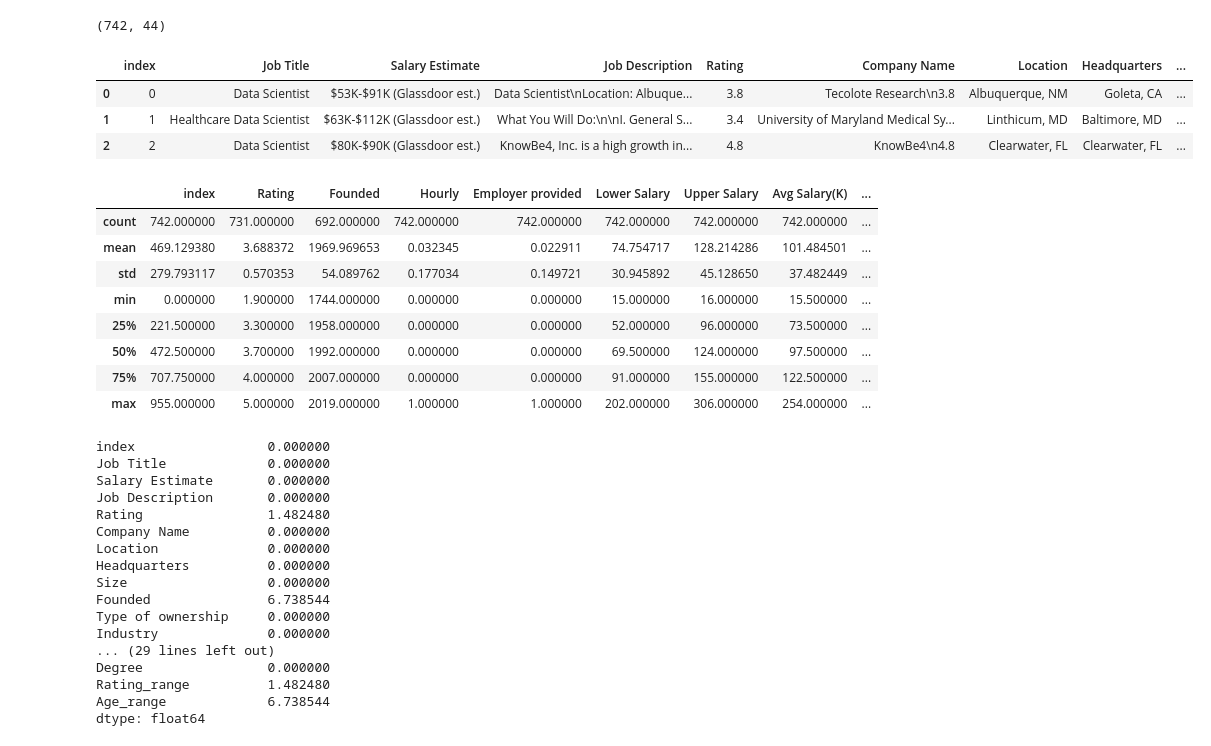
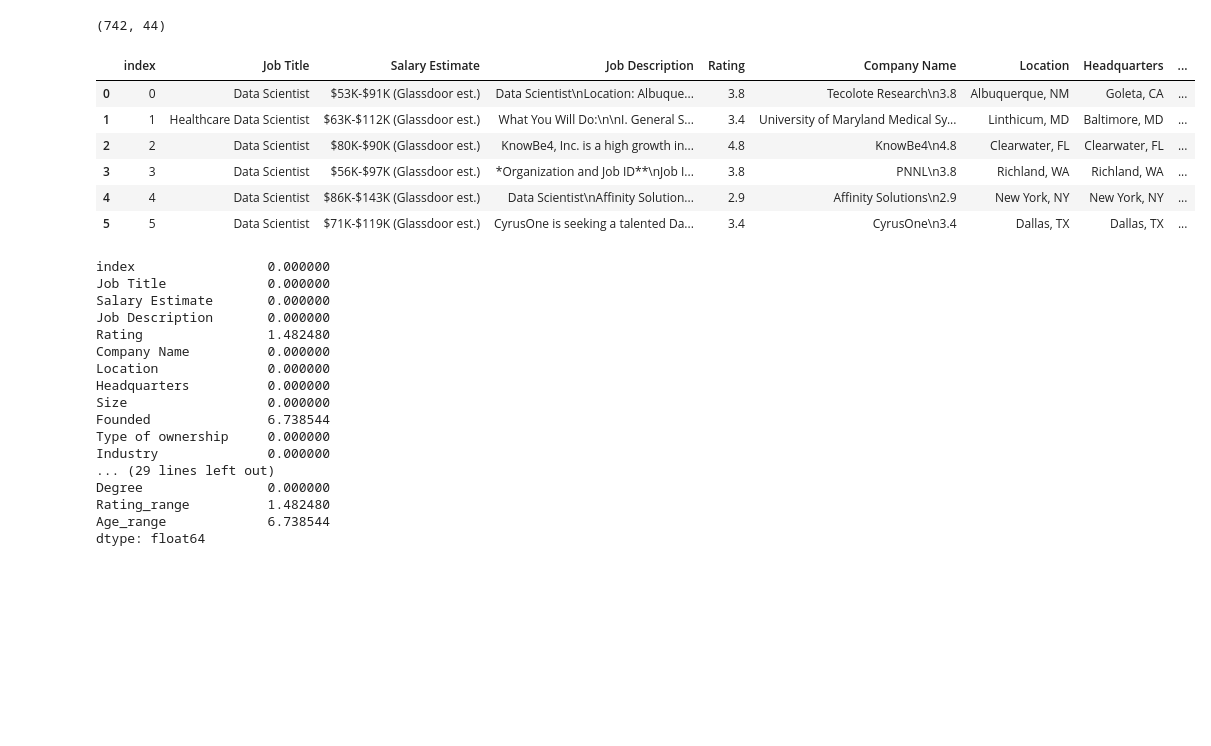
Before and after one commit to Washjr/InteligenciaArtificial, a Jupyter notebook: modelo-regressao/Regressão_Washington_Junior_e_Eduardo_Ikeda.ipynb, the cells around one changed output. Drawn from its saved outputs; the diff is of its cells as text; code cells hidden in the pictures; blank space fills up the shorter version.

```diff
--- a/modelo-regressao/Regressão_Washington_Junior_e_Eduardo_Ikeda.ipynb
+++ b/modelo-regressao/Regressão_Washington_Junior_e_Eduardo_Ikeda.ipynb
@@ -250,28 +250,21 @@ pipeline_rfecv = Pipeline([
 df.shape
 # %% [output]
 (742, 44)
-# %%
-#show all columns
-pd.set_option('display.max_columns', None)
-#show all rows
-df.head(3)
-# %% [output]
-|  | index | Job Title | Salary Estimate | Job Description | Rating | Company Name | Location | Headquarters | ... |
-| 0 | 0 | Data Scientist | $53K-$91K (Glassdoor est.) | Data Scientist\nLocation: Albuque... | 3.8 | Tecolote Research\n3.8 | Albuquerque, NM | Goleta, CA | ... |
-| 1 | 1 | Healthcare Data Scientist | $63K-$112K (Glassdoor est.) | What You Will Do:\n\nI. General S... | 3.4 | University of Maryland Medical Sy... | Linthicum, MD | Baltimore, MD | ... |
-| 2 | 2 | Data Scientist | $80K-$90K (Glassdoor est.) | KnowBe4, Inc. is a high growth in... | 4.8 | KnowBe4\n4.8 | Clearwater, FL | Clearwater, FL | ... |
-# %%
-df.describe()
-# %% [output]
-|  | index | Rating | Founded | Hourly | Employer provided | Lower Salary | Upper Salary | Avg Salary(K) | ... |
-| count | 742.000000 | 731.000000 | 692.000000 | 742.000000 | 742.000000 | 742.000000 | 742.000000 | 742.000000 | ... |
-| mean | 469.129380 | 3.688372 | 1969.969653 | 0.032345 | 0.022911 | 74.754717 | 128.214286 | 101.484501 | ... |
-| std | 279.793117 | 0.570353 | 54.089762 | 0.177034 | 0.149721 | 30.945892 | 45.128650 | 37.482449 | ... |
-| min | 0.000000 | 1.900000 | 1744.000000 | 0.000000 | 0.000000 | 15.000000 | 16.000000 | 15.500000 | ... |
-| 25% | 221.500000 | 3.300000 | 1958.000000 | 0.000000 | 0.000000 | 52.000000 | 96.000000 | 73.500000 | ... |
-| 50% | 472.500000 | 3.700000 | 1992.000000 | 0.000000 | 0.000000 | 69.500000 | 124.000000 | 97.500000 | ... |
-| 75% | 707.750000 | 4.000000 | 2007.000000 | 0.000000 | 0.000000 | 91.000000 | 155.000000 | 122.500000 | ... |
-| max | 955.000000 | 5.000000 | 2019.000000 | 1.000000 | 1.000000 | 202.000000 | 306.000000 | 254.000000 | ... |
+# %%
+# Mostrar menos colunas e linhas, e truncar campos de texto longos
+pd.set_option('display.max_columns', 50)
+pd.set_option('display.max_rows', 10)
+pd.set_option('display.max_colwidth', 50)
+
+df.head(6)
+# %% [output]
+|  | index | Job Title | Salary Estimate | Job Description | Rating | Company Name | Location | Headquarters | ... |
+| 0 | 0 | Data Scientist | $53K-$91K (Glassdoor est.) | Data Scientist\nLocation: Albuque... | 3.8 | Tecolote Research\n3.8 | Albuquerque, NM | Goleta, CA | ... |
+| 1 | 1 | Healthcare Data Scientist | $63K-$112K (Glassdoor est.) | What You Will Do:\n\nI. General S... | 3.4 | University of Maryland Medical Sy... | Linthicum, MD | Baltimore, MD | ... |
+| 2 | 2 | Data Scientist | $80K-$90K (Glassdoor est.) | KnowBe4, Inc. is a high growth in... | 4.8 | KnowBe4\n4.8 | Clearwater, FL | Clearwater, FL | ... |
+| 3 | 3 | Data Scientist | $56K-$97K (Glassdoor est.) | *Organization and Job ID**\nJob I... | 3.8 | PNNL\n3.8 | Richland, WA | Richland, WA | ... |
+| 4 | 4 | Data Scientist | $86K-$143K (Glassdoor est.) | Data Scientist\nAffinity Solution... | 2.9 | Affinity Solutions\n2.9 | New York, NY | New York, NY | ... |
+| 5 | 5 | Data Scientist | $71K-$119K (Glassdoor est.) | CyrusOne is seeking a talented Da... | 3.4 | CyrusOne\n3.4 | Dallas, TX | Dallas, TX | ... |
 # %%
 df.isnull().sum() * 100 / df.shape[0]
 # %% [output]
```
Also changed, not shown: parts of 6 cells of this notebook.
